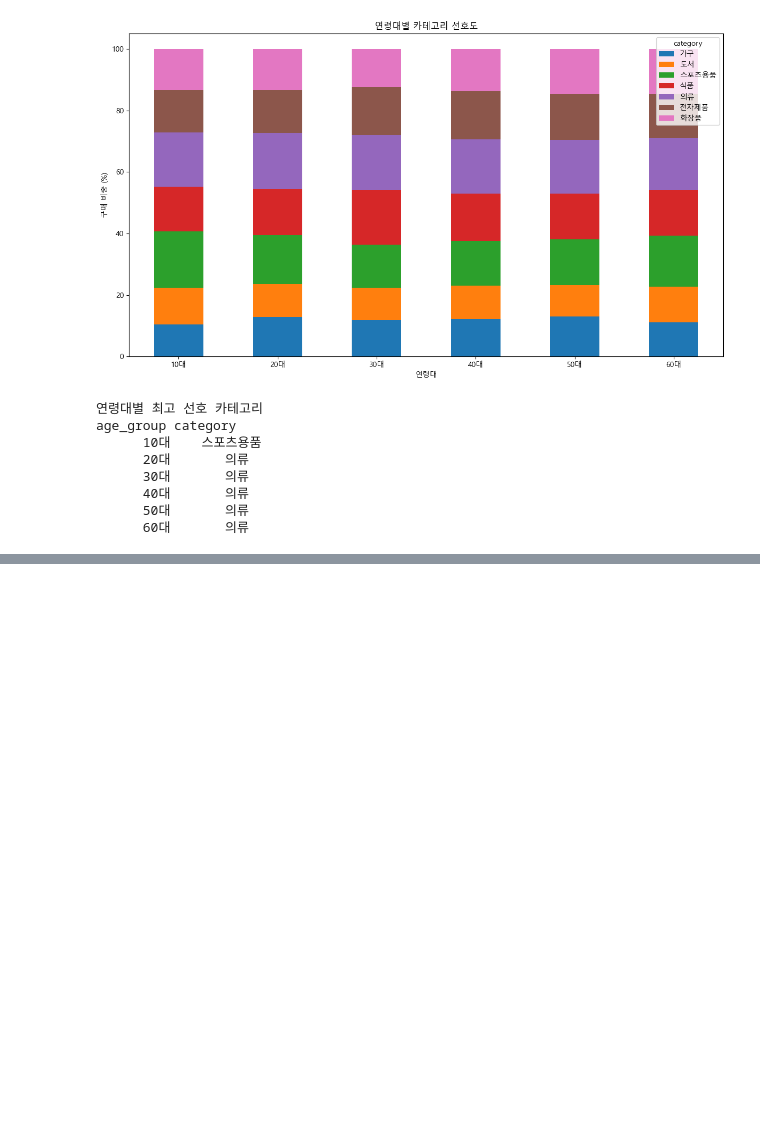
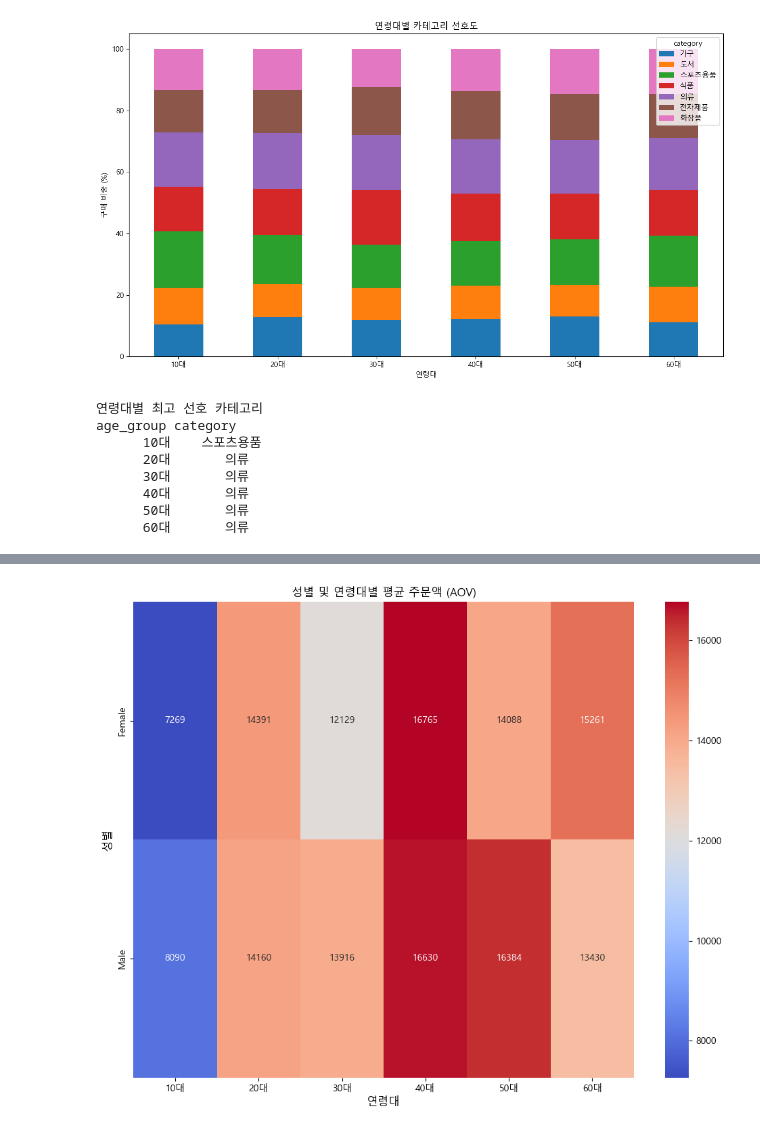
Before and after one commit to Happy-o3ov/big20-python-project1-team3, a Jupyter notebook: 실습문제/02 고객분석.ipynb, the cells around one changed output, grey strips where cells are left out. Drawn from its saved outputs; the diff is of its cells as text; code cells hidden in the pictures; blank space fills up the shorter version.

```diff
--- a/실습문제/02 고객분석.ipynb
+++ b/실습문제/02 고객분석.ipynb
@@ -163,13 +163,14 @@ cols = ['order_id','total_sales','category','age','quantity']
 
 df_data1 = df[cols].copy()
 
-def categorize_age(age):
-    if age < 60:
-        return f"{(age // 10) * 10}대"
-    else:
-        return "60대"
+# def categorize_age(age):
+#     if age < 60:
+#         return f"{(age // 10) * 10}대"
+#     else:
+#         return "60대"
 
-df_data1['age_group'] = df_data1['age'].apply(categorize_age)
+# df_data1['age_group'] = df_data1['age'].apply(categorize_age)
+df_data1['age_group'] = (df_data1['age'].clip(upper=60) // 10 * 10).astype(str) + '대'
 
 age_category_quantity = df_data1.groupby(['age_group', 'category'])['quantity'].sum().reset_index(name='total_quantity')
 
@@ -236,0 +254,47 @@ customer_growth = df_data2.groupby('customer_id').agg({
+# %%
+cols = ['gender','order_date','total_sales']
+
+df_data3 = df[cols].copy()
+
+def categorize_age(age):
+    if age < 70:
+        return f"{(age // 10) * 10}대"
+    else:
+        return "70대"
+df_data3['age_group'] = df_data1['age'].apply(categorize_age)
+# df_data3['age_group'] = (df_data1['age'].clip(upper=60) // 10 * 10).astype(str) + '대'
+
+# df_data3 = df_data3.groupby(['gender','age_group'])['total_sales'].agg(AOV='mean')
+avg_order_value = df_data3.groupby(['age_group', 'gender']).agg(
+    total_sales=('total_sales','sum')
+).reset_index()
+
+avg_order_value['AOV'] = (avg_order_value['total_sales']/df_data3['total_sales'].count())
+
+pivot_aov = avg_order_value.pivot(index='gender', columns='age_group', values='AOV')
+
+# 연령대 순서 정렬
+age_order = ['10대', '20대', '30대', '40대', '50대', '60대']
+pivot_aov = pivot_aov[[age for age in age_order if age in pivot_aov.columns]]
+
+# 히트맵 시각화
+plt.figure(figsize=(10, 8))
+
+# seaborn 히트맵
+import seaborn as sns
+
+sns.heatmap(pivot_aov,
+            annot=True,           # 값 표시
+            fmt='.0f',            # 정수 형식
+            cmap='coolwarm'
+)
+
+plt.title('성별 및 연령대별 평균 주문액 (AOV)')
+plt.xlabel('연령대', fontsize=12)
+plt.ylabel('성별', fontsize=12)
+plt.xticks(rotation=0)
+
+plt.tight_layout()
+plt.show()
+# %% [output]
+[figure, added]
```
Also changed, not shown: parts of 10 cells of this notebook.
